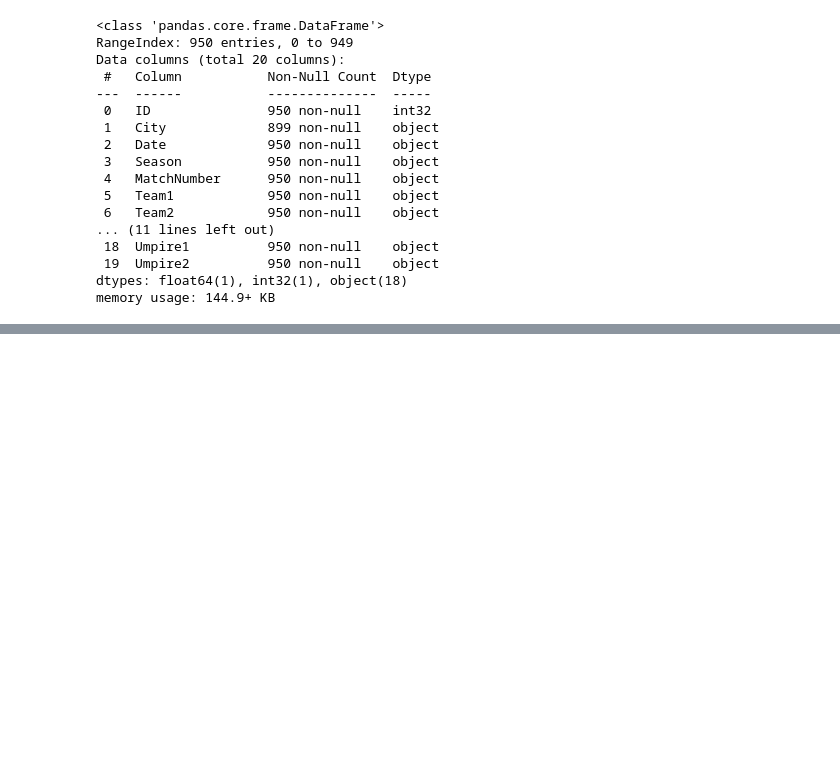
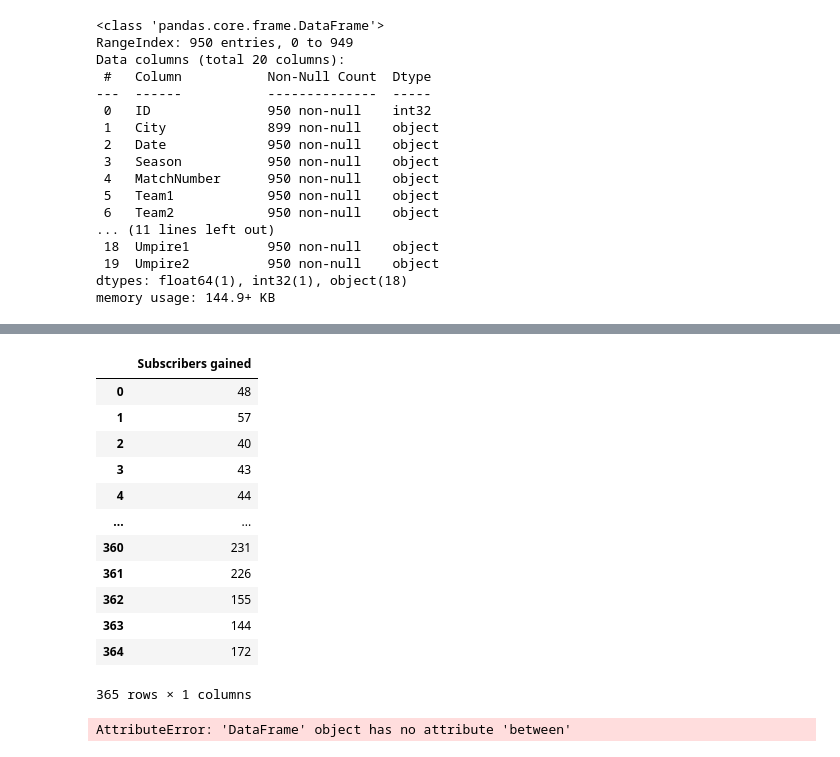
Before and after one commit to Abhinav09062005/python-, a Jupyter notebook: chapter3/csv2_df.ipynb, the cells around one changed output, grey strips where cells are left out. Drawn from its saved outputs; the diff is of its cells as text; code cells hidden in the pictures; blank space fills up the shorter version.

```diff
--- a/chapter3/csv2_df.ipynb
+++ b/chapter3/csv2_df.ipynb
@@ -803,0 +850,21 @@ memory usage: 144.9+ KB
+# %%
+subs.astype('int32')
+# %% [output]
+|  | Subscribers gained |
+| 0 | 48 |
+| 1 | 57 |
+| 2 | 40 |
+| 3 | 43 |
+| 4 | 44 |
+| ... | ... |
+| 360 | 231 |
+| 361 | 226 |
+| 362 | 155 |
+| 363 | 144 |
+| 364 | 172 |
+365 rows × 1 columns
+# %%
+#between
+subs.between(48,231)
+# %% [output]
+AttributeError: 'DataFrame' object has no attribute 'between'
```
Also changed, not shown: parts of 8 cells of this notebook.
